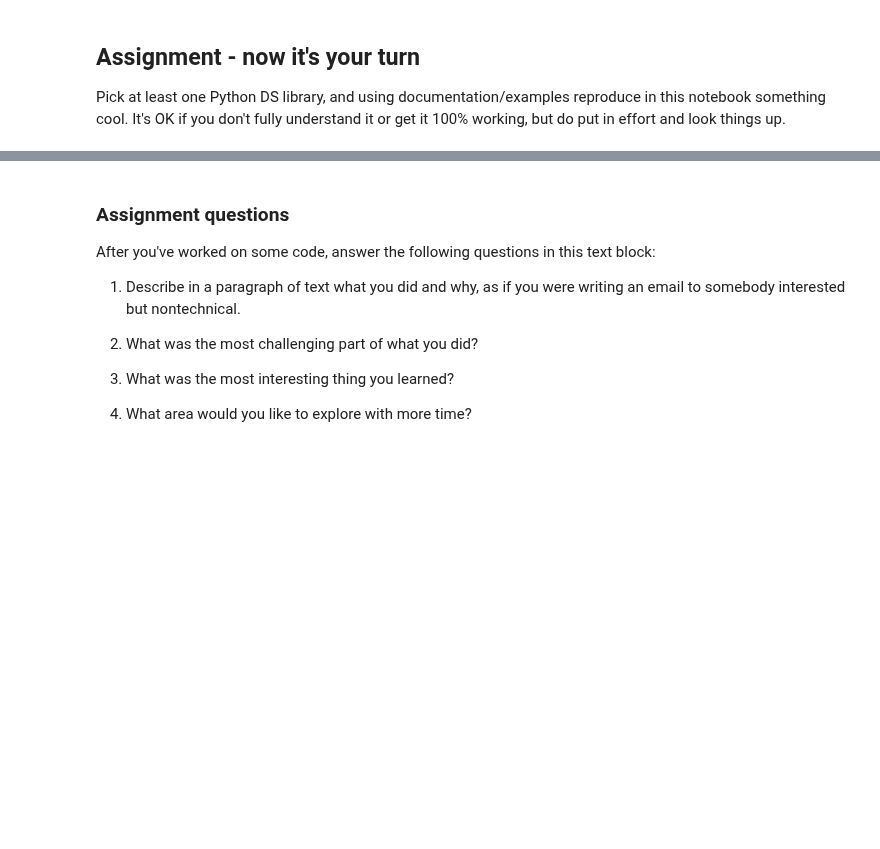
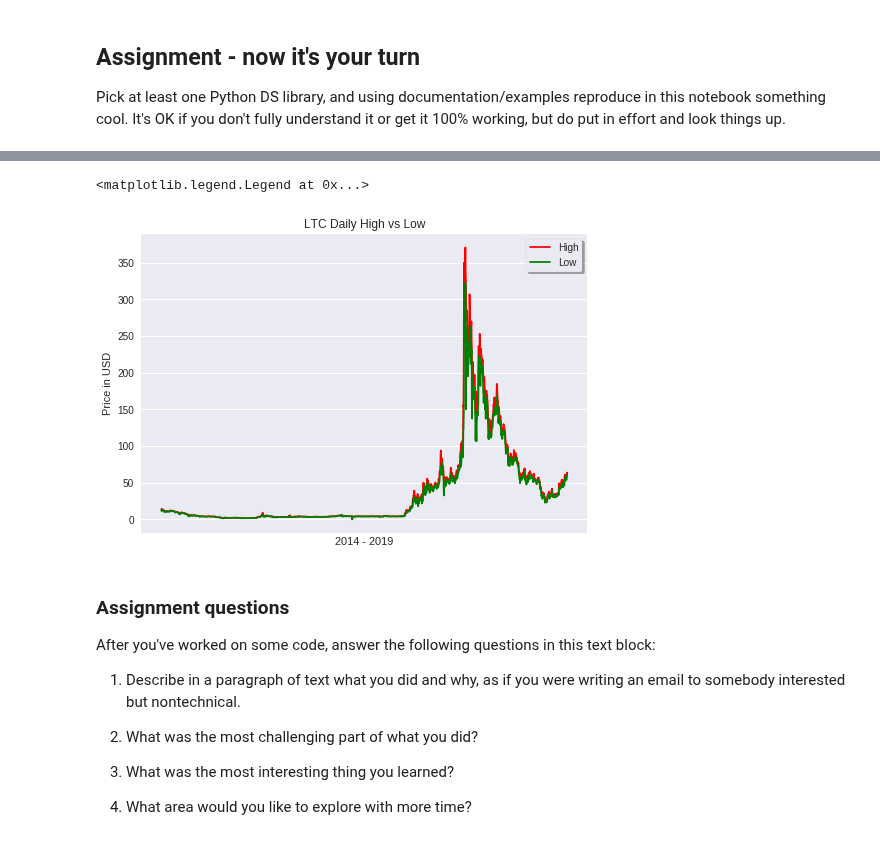
Before and after one commit to bloominstituteoftechnology/DS-Unit-1-Sprint-1-Dealing-With-Data, a Jupyter notebook: module1-afirstlookatdata/LS_DS_111_A_First_Look_at_Data.ipynb, the cells around one changed output, grey strips where cells are left out. Saved outputs shown, nothing was run; the diff lists cells and outputs as text; code cells hidden in the pictures; blank space fills up the shorter version.

Commit message:
Read in data from Quandl API and plot features

```diff
--- a/module1-afirstlookatdata/LS_DS_111_A_First_Look_at_Data.ipynb
+++ b/module1-afirstlookatdata/LS_DS_111_A_First_Look_at_Data.ipynb
@@ -19,0 +17,13 @@ Pick at least one Python DS library, and using documentation/examples reproduce
+# %%
+import matplotlib.pyplot as plt
+import pandas as pd
+import numpy as np
+
+# Retrieve a CSV daataset over an API endpoint
+# This dataset the LTC/USD exchange rate from the Bitfinex exchange
+ltc_usd = pd.read_csv('https://www.quandl.com/api/v3/datasets/BITFINEX/LTCUSD.csv?api_key=4ZihQR6Zm2C7iNKK7t3z')
+# Reverse the DataFrame so data appears in chronological order
+ltc_usd = ltc_usd.reindex(index=ltc_usd.index[::-1])
+# Check for NaN entries
+ltc_usd.info();
+ltc_usd.head()
@@ -20,3 +50,16 @@ Pick at least one Python DS library, and using documentation/examples reproduce
+# %%
+# Plot High and Low price data for all time
+plt.plot_date(x=ltc_usd['Date'], y=ltc_usd['High'], fmt='-', color='r', markevery=5)
+plt.plot_date(x=ltc_usd['Date'], y=ltc_usd['Low'], fmt='-', color='g', markevery=5)
+#Format the graph
+plt.xticks([])
+plt.xlabel('2014 - 2019')
+plt.ylabel('Price in USD')
+plt.title('LTC Daily High vs Low')
+plt.legend(frameon=True, shadow=True)
+# %% [output]
+<matplotlib.legend.Legend at 0x...>
+[figure, added]
 # %% [markdown]
 ### Assignment questions
 
```
Also changed, not shown: parts of 2 cells of this notebook.
